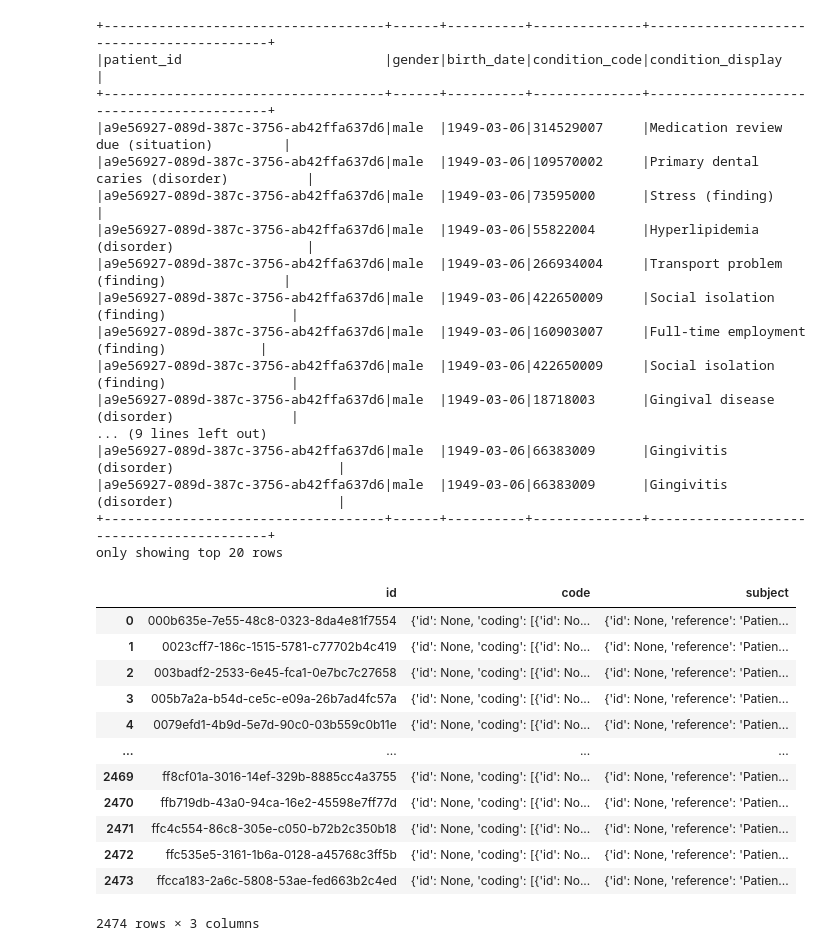
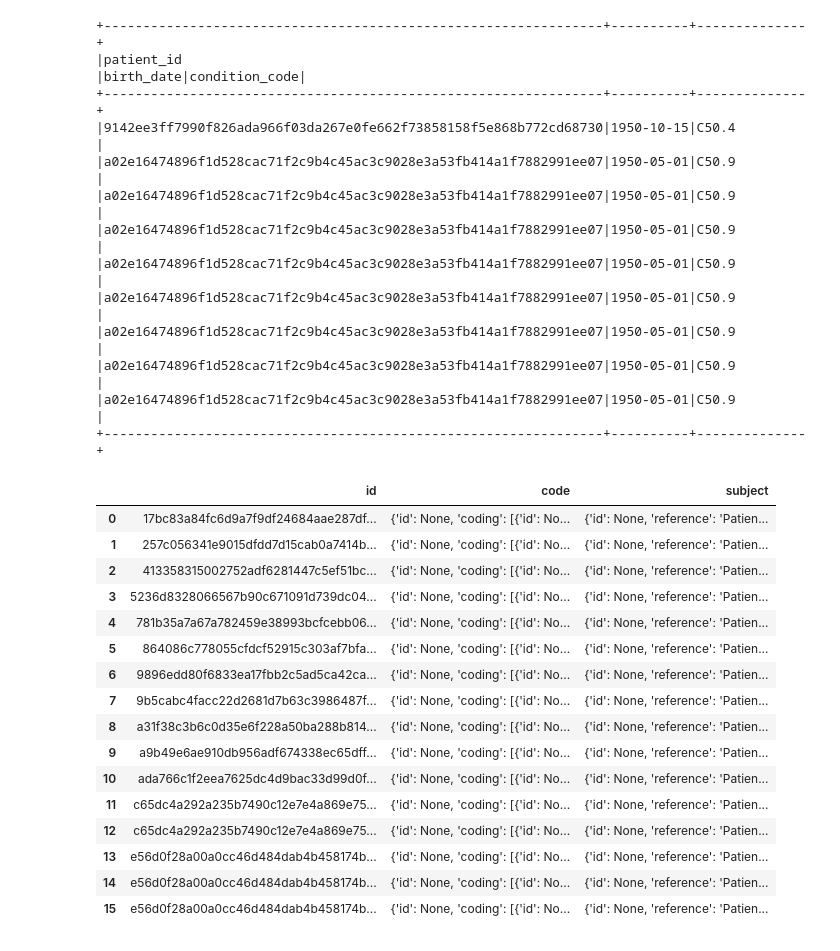
Before and after one commit to bzkf/pathling-workshop, a Jupyter notebook: pathling_workshop.ipynb, the cells around one changed output. Saved outputs shown, nothing was run; the diff lists cells and outputs as text; code cells hidden in the pictures.

```diff
--- a/pathling_workshop.ipynb
+++ b/pathling_workshop.ipynb
@@ -60,35 +117,29 @@ pc = PathlingContext.create(
 # %%
-from pathling import Expression as exp
+from pyspark.sql.functions import col
 
-data = pc.read.ndjson("./synthea/output/bulk/fhir")
+# Filtere beim Extrahieren nach bestimmten Diagnosen, z.B. C50 (Mammakarzinom):
 
-result = data.extract(
+mamma_patients = data.extract(
     "Patient",
     columns=[
         exp("id", "patient_id"),
-        exp("gender", "gender"),
         exp("birthDate", "birth_date"),
-        exp("reverseResolve(Condition.subject).code.coding.where(system='http://snomed.info/sct').code", "condition_code"),
-        exp("reverseResolve(Condition.subject).code.coding.where(system='http://snomed.info/sct').display", "condition_display"),
+        exp("reverseResolve(Condition.subject).code.coding.where(system='http://fhir.de/CodeSystem/bfarm/icd-10-gm').code", "condition_code"),
     ],
-)
+).filter(col("condition_code").contains("C50"))
 
-result.show(truncate=False)
+mamma_patients.show(truncate=False)
 # %% [output]
-+------------------------------------+------+----------+--------------+------------------------------------------+
-|patient_id                          |gender|birth_date|condition_code|condition_display                         |
-+------------------------------------+------+----------+--------------+------------------------------------------+
-|a9e56927-089d-387c-3756-ab42ffa637d6|male  |1949-03-06|314529007     |Medication review due (situation)         |
-|a9e56927-089d-387c-3756-ab42ffa637d6|male  |1949-03-06|109570002     |Primary dental caries (disorder)          |
-|a9e56927-089d-387c-3756-ab42ffa637d6|male  |1949-03-06|73595000      |Stress (finding)                          |
-|a9e56927-089d-387c-3756-ab42ffa637d6|male  |1949-03-06|55822004      |Hyperlipidemia (disorder)                 |
-|a9e56927-089d-387c-3756-ab42ffa637d6|male  |1949-03-06|266934004     |Transport problem (finding)               |
-|a9e56927-089d-387c-3756-ab42ffa637d6|male  |1949-03-06|422650009     |Social isolation (finding)                |
-|a9e56927-089d-387c-3756-ab42ffa637d6|male  |1949-03-06|160903007     |Full-time employment (finding)            |
-|a9e56927-089d-387c-3756-ab42ffa637d6|male  |1949-03-06|422650009     |Social isolation (finding)                |
-|a9e56927-089d-387c-3756-ab42ffa637d6|male  |1949-03-06|18718003      |Gingival disease (disorder)               |
-... (9 lines left out)
-|a9e56927-089d-387c-3756-ab42ffa637d6|male  |1949-03-06|66383009      |Gingivitis (disorder)                     |
-|a9e56927-089d-387c-3756-ab42ffa637d6|male  |1949-03-06|66383009      |Gingivitis (disorder)                     |
-+------------------------------------+------+----------+--------------+------------------------------------------+
-only showing top 20 rows
++----------------------------------------------------------------+----------+--------------+
+|patient_id                                                      |birth_date|condition_code|
++----------------------------------------------------------------+----------+--------------+
+|9142ee3ff7990f826ada966f03da267e0fe662f73858158f5e868b772cd68730|1950-10-15|C50.4         |
+|a02e16474896f1d528cac71f2c9b4c45ac3c9028e3a53fb414a1f7882991ee07|1950-05-01|C50.9         |
+|a02e16474896f1d528cac71f2c9b4c45ac3c9028e3a53fb414a1f7882991ee07|1950-05-01|C50.9         |
+|a02e16474896f1d528cac71f2c9b4c45ac3c9028e3a53fb414a1f7882991ee07|1950-05-01|C50.9         |
+|a02e16474896f1d528cac71f2c9b4c45ac3c9028e3a53fb414a1f7882991ee07|1950-05-01|C50.9         |
+|a02e16474896f1d528cac71f2c9b4c45ac3c9028e3a53fb414a1f7882991ee07|1950-05-01|C50.9         |
+|a02e16474896f1d528cac71f2c9b4c45ac3c9028e3a53fb414a1f7882991ee07|1950-05-01|C50.9         |
+|a02e16474896f1d528cac71f2c9b4c45ac3c9028e3a53fb414a1f7882991ee07|1950-05-01|C50.9         |
+|a02e16474896f1d528cac71f2c9b4c45ac3c9028e3a53fb414a1f7882991ee07|1950-05-01|C50.9         |
++----------------------------------------------------------------+----------+--------------+
@@ -97,20 +151,27 @@ data.write.delta("./delta")
 # %%
 from deltalake import DeltaTable
 
+# Lade die 'Condition'-Tabelle aus dem Delta-Verzeichnis und wandle sie in ein Pandas DataFrame um.
+
 dt = DeltaTable("./delta/Condition.parquet")
 df = dt.to_pandas()
-df[["id", "code", "subject"]]
+df_simple = df.drop(columns=["_extension"])
+df_simple[["id", "code", "subject"]]
 # %% [output]
 |  | id | code | subject |
-| 0 | 000b635e-7e55-48c8-0323-8da4e81f7554 | {'id': None, 'coding': [{'id': No... | {'id': None, 'reference': 'Patien... |
-| 1 | 0023cff7-186c-1515-5781-c77702b4c419 | {'id': None, 'coding': [{'id': No... | {'id': None, 'reference': 'Patien... |
-| 2 | 003badf2-2533-6e45-fca1-0e7bc7c27658 | {'id': None, 'coding': [{'id': No... | {'id': None, 'reference': 'Patien... |
-| 3 | 005b7a2a-b54d-ce5c-e09a-26b7ad4fc57a | {'id': None, 'coding': [{'id': No... | {'id': None, 'reference': 'Patien... |
-| 4 | 0079efd1-4b9d-5e7d-90c0-03b559c0b11e | {'id': None, 'coding': [{'id': No... | {'id': None, 'reference': 'Patien... |
-| ... | ... | ... | ... |
-| 2469 | ff8cf01a-3016-14ef-329b-8885cc4a3755 | {'id': None, 'coding': [{'id': No... | {'id': None, 'reference': 'Patien... |
-| 2470 | ffb719db-43a0-94ca-16e2-45598e7ff77d | {'id': None, 'coding': [{'id': No... | {'id': None, 'reference': 'Patien... |
-| 2471 | ffc4c554-86c8-305e-c050-b72b2c350b18 | {'id': None, 'coding': [{'id': No... | {'id': None, 'reference': 'Patien... |
-| 2472 | ffc535e5-3161-1b6a-0128-a45768c3ff5b | {'id': None, 'coding': [{'id': No... | {'id': None, 'reference': 'Patien... |
-| 2473 | ffcca183-2a6c-5808-53ae-fed663b2c4ed | {'id': None, 'coding': [{'id': No... | {'id': None, 'reference': 'Patien... |
+| 0 | 17bc83a84fc6d9a7f9df24684aae287df... | {'id': None, 'coding': [{'id': No... | {'id': None, 'reference': 'Patien... |
+| 1 | 257c056341e9015dfdd7d15cab0a7414b... | {'id': None, 'coding': [{'id': No... | {'id': None, 'reference': 'Patien... |
+| 2 | 413358315002752adf6281447c5ef51bc... | {'id': None, 'coding': [{'id': No... | {'id': None, 'reference': 'Patien... |
+| 3 | 5236d8328066567b90c671091d739dc04... | {'id': None, 'coding': [{'id': No... | {'id': None, 'reference': 'Patien... |
+| 4 | 781b35a7a67a782459e38993bcfcebb06... | {'id': None, 'coding': [{'id': No... | {'id': None, 'reference': 'Patien... |
+| 5 | 864086c778055cfdcf52915c303af7bfa... | {'id': None, 'coding': [{'id': No... | {'id': None, 'reference': 'Patien... |
+| 6 | 9896edd80f6833ea17fbb2c5ad5ca42ca... | {'id': None, 'coding': [{'id': No... | {'id': None, 'reference': 'Patien... |
+| 7 | 9b5cabc4facc22d2681d7b63c3986487f... | {'id': None, 'coding': [{'id': No... | {'id': None, 'reference': 'Patien... |
+| 8 | a31f38c3b6c0d35e6f228a50ba288b814... | {'id': None, 'coding': [{'id': No... | {'id': None, 'reference': 'Patien... |
+| 9 | a9b49e6ae910db956adf674338ec65dff... | {'id': None, 'coding': [{'id': No... | {'id': None, 'reference': 'Patien... |
+| 10 | ada766c1f2eea7625dc4d9bac33d99d0f... | {'id': None, 'coding': [{'id': No... | {'id': None, 'reference': 'Patien... |
+| 11 | c65dc4a292a235b7490c12e7e4a869e75... | {'id': None, 'coding': [{'id': No... | {'id': None, 'reference': 'Patien... |
+| 12 | c65dc4a292a235b7490c12e7e4a869e75... | {'id': None, 'coding': [{'id': No... | {'id': None, 'reference': 'Patien... |
+| 13 | e56d0f28a00a0cc46d484dab4b458174b... | {'id': None, 'coding': [{'id': No... | {'id': None, 'reference': 'Patien... |
+| 14 | e56d0f28a00a0cc46d484dab4b458174b... | {'id': None, 'coding': [{'id': No... | {'id': None, 'reference': 'Patien... |
+| 15 | e56d0f28a00a0cc46d484dab4b458174b... | {'id': None, 'coding': [{'id': No... | {'id': None, 'reference': 'Patien... |
-2474 rows × 3 columns
```
Also changed, not shown: parts of 12 cells of this notebook.
